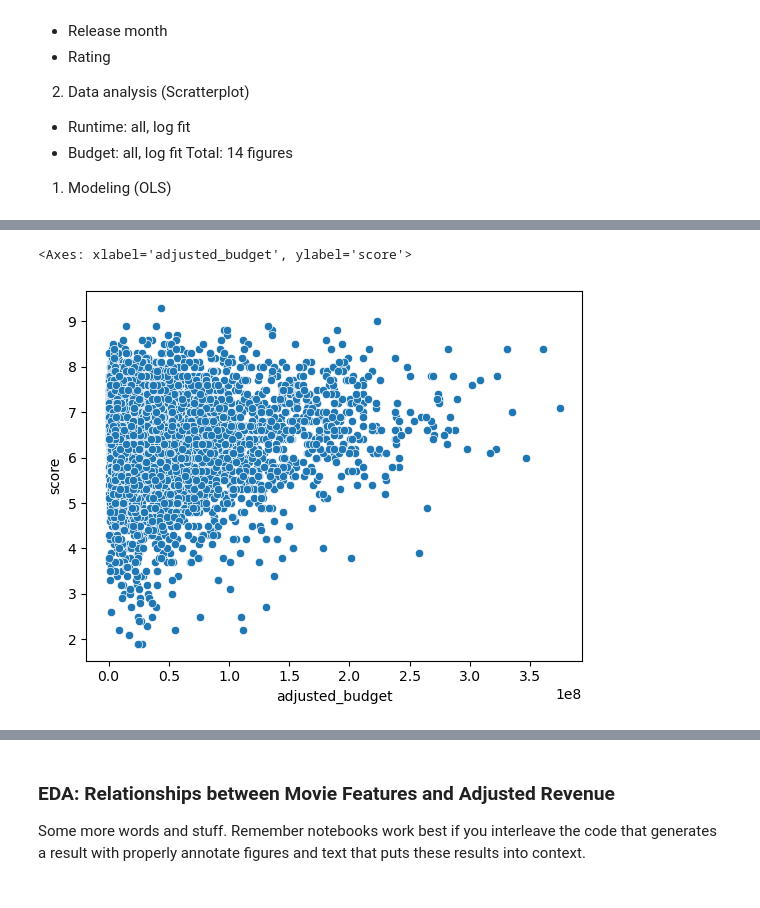
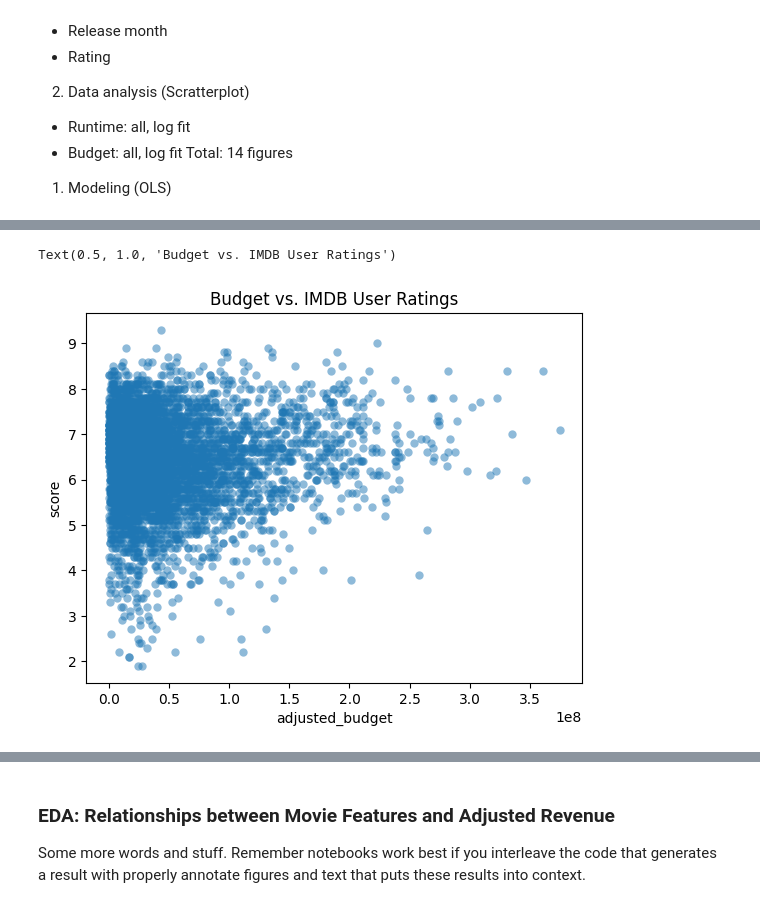
Before and after one commit to COGS108/Group028_WI24, a Jupyter notebook: EDACheckpoint_Group028_WI24.ipynb, the cells around one changed output, grey strips where cells are left out. Saved outputs shown, nothing was run; the diff lists cells and outputs as text; code cells hidden in the pictures.

```diff
--- a/EDACheckpoint_Group028_WI24.ipynb
+++ b/EDACheckpoint_Group028_WI24.ipynb
@@ -514,7 +522,7 @@ plt.title('Box Plot of Movie Runtime vs. IMDB User Ratings')
 # %%
 # Scatterplot comparing adjusted budget to user rating
-sns.scatterplot(data=combined_df, x='adjusted_budget', y='score')
-plt.title('Box Plot of Adjusted Budget vs. IMDB User Ratings')
+sns.scatterplot(data=combined_df, x='adjusted_budget', y='score', alpha=.5, linewidth = 0)
+plt.title('Budget vs. IMDB User Ratings')
 # %% [output]
-<Axes: xlabel='adjusted_budget', ylabel='score'>
+Text(0.5, 1.0, 'Budget vs. IMDB User Ratings')
-[figure, old version]
+[figure, new version]
```
Also changed, not shown: parts of 28 cells of this notebook.
